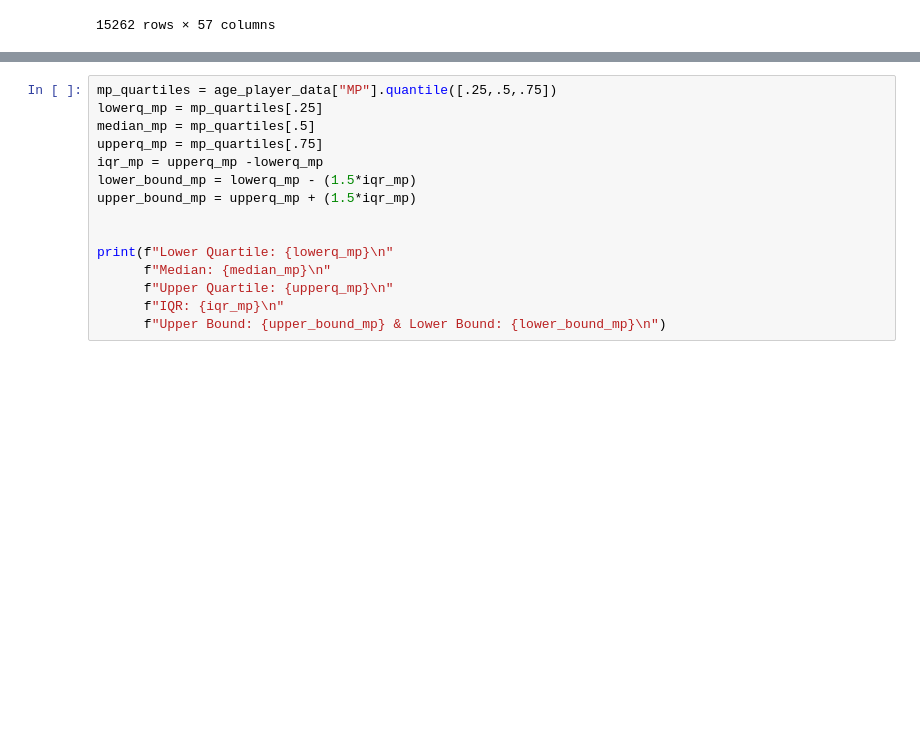
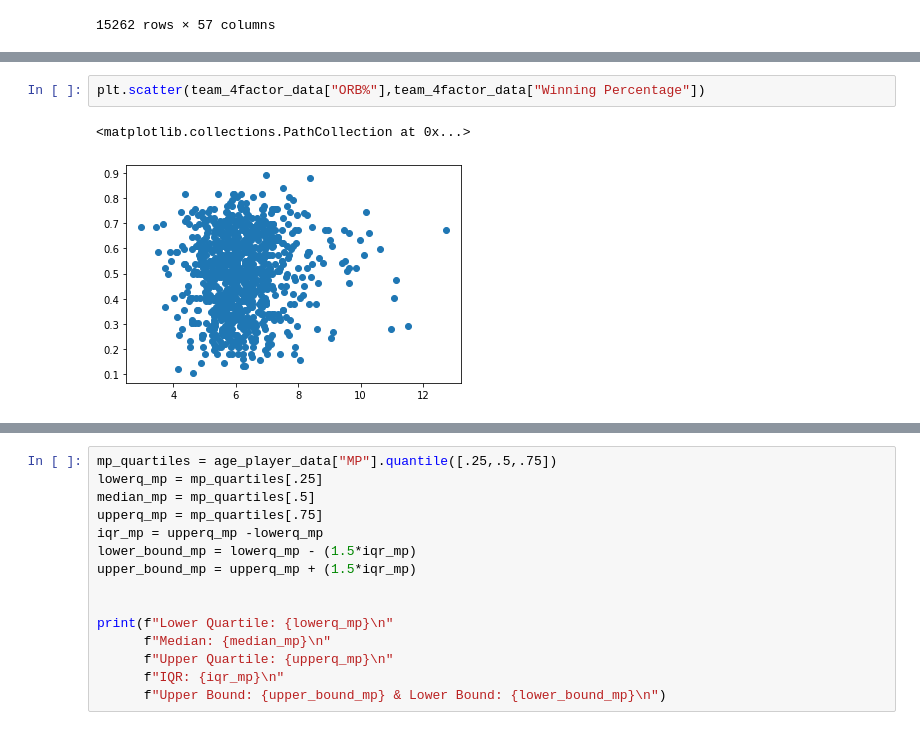
Before and after one commit to Kate-Yayla/Project1-Historical-NBA-Analysis, a Jupyter notebook: NBA Analysis.ipynb, the cells around one changed output, grey strips where cells are left out. Saved outputs shown, nothing was run; the diff lists cells and outputs as text; blank space fills up the shorter version.

```diff
--- a/NBA Analysis.ipynb
+++ b/NBA Analysis.ipynb
@@ -143,0 +186,5 @@ age_player_data
+# %%
+plt.scatter(team_4factor_data["ORB%"],team_4factor_data["Winning Percentage"])
+# %% [output]
+<matplotlib.collections.PathCollection at 0x...>
+[figure, added]
```
Also changed, not shown: parts of 23 cells of this notebook.
